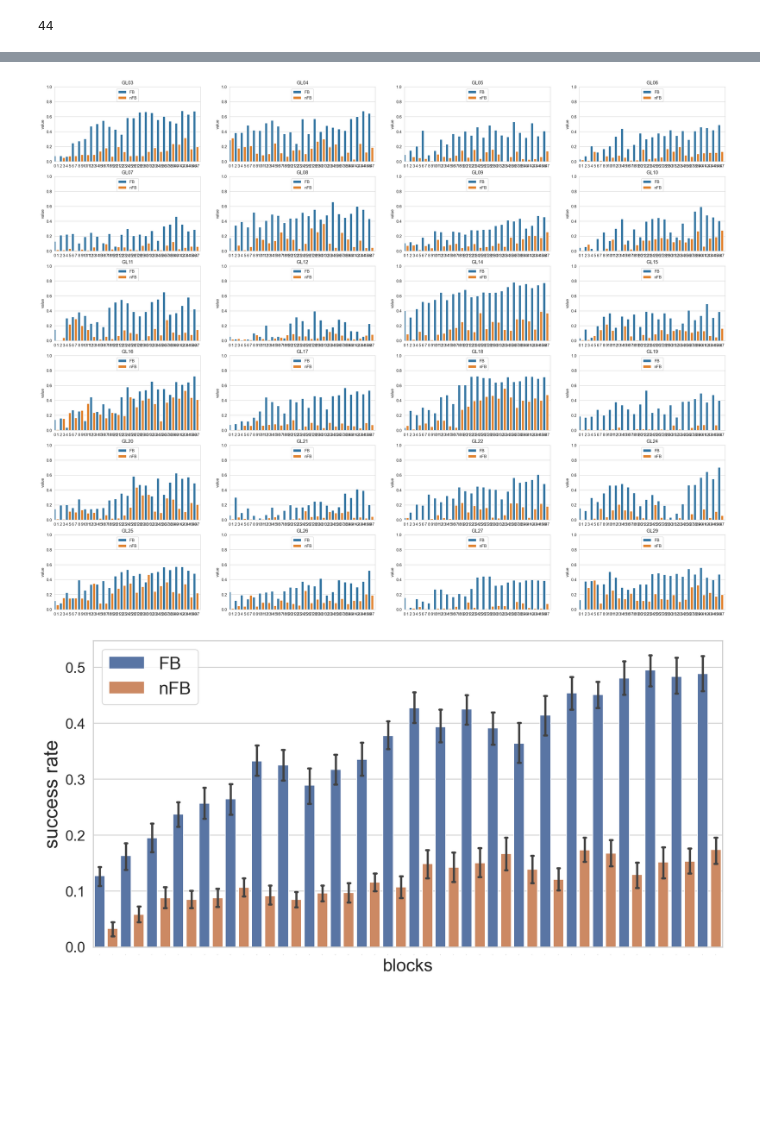
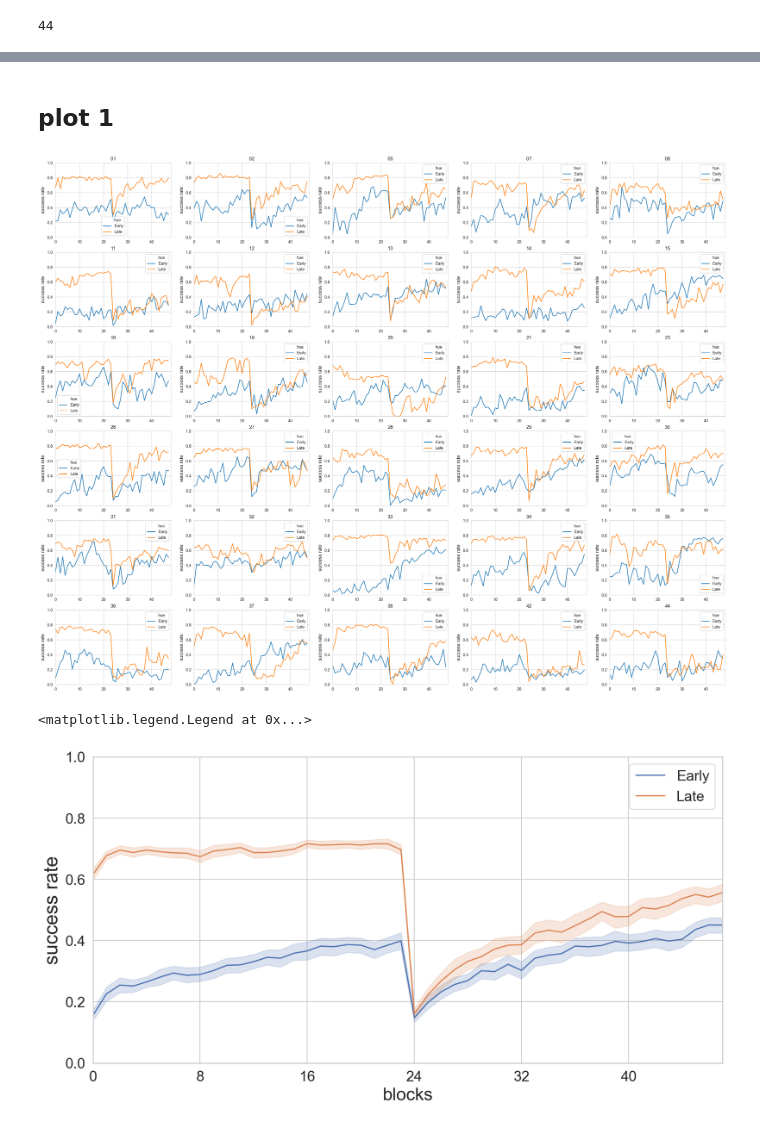
Before and after one commit to psb629/labs, a Jupyter notebook: GA/scripts/Behavior_analysis.ipynb, the cells around one changed output, grey strips where cells are left out. Drawn from its saved outputs; the diff is of its cells as text; code cells hidden in the pictures; blank space fills up the shorter version.

```diff
--- a/GA/scripts/Behavior_analysis.ipynb
+++ b/GA/scripts/Behavior_analysis.ipynb
@@ -36,7 +36,7 @@ sigma_3 = 0.997300203937
 sec_per_trial = 5  ## time spend(second) in each trial
 ntrial = 12
 nblock = 8
-tt = nblock*6 # total number of blocks = 8 blocks/run * 6 runs
+ttt = nblock*6 # total number of blocks = 8 blocks/run * 6 runs
 # %%
 def convert_ID(ID):
     ##################   ##################
@@ -132,6 +132,7 @@ for subj, rr in rew.items():
     temp = list(rr)
     for ii,ss in enumerate(temp):
         df.loc[subj,ii] = ss
+df = df[range(ttt)]
 df
 # %% [output]
 |  | 0 | 1 | 2 | 3 | 4 | 5 | 6 | 7 | 8 | 9 | ... | ... |
@@ -155,6 +155,0 @@ df
-# %%
-plt.figure(figsize=(14, 7))
-sns.set_style('whitegrid')
-sns.barplot(data=df[range(tt)], ci=100*sigma_1, capsize=.2)
-plt.ylabel('success rate', size=14)
-plt.xlabel('blocks', size=14)
@@ -164,6 +156,7 @@ Text(0.5, 0, 'blocks')
 # %%
 ## wide to long
-dk = df.reset_index().melt(id_vars='index' ,value_vars=df.columns[:tt])
-dk['hue'] = ['FB' if (col%2==0) else 'nFB' for col in dk['variable']]
+dk = df.reset_index().melt(id_vars='index' ,value_vars=df.columns)
+dk = dk.rename(columns={"index": "subj", "variable": "block", "value": "SR"}, errors="raise")
+dk['hue'] = ['Early' if (subj[1]=='A') else 'Late' for subj in dk['subj']]
 dk
 # %% [output]
@@ -183,32 +176,37 @@ dk
+# %% [markdown]
+## plot 1
 # %%
 fig, ax = plt.subplots()
 fig.set_size_inches(30, 24)
 sns.set_style('whitegrid')
-for i, nn in enumerate(subj_list):
-    subj = 'GL' + nn
-    plt.subplot(6, 4, i+1)
-#     sns.scatterplot(data=df.loc[subj][:tt])
-#     sns.barplot(x=np.arange(32), y=df.loc[subj][np.arange(32)])
-    sns.barplot(x='variable', y='value', data=dk[dk['index']==subj], hue='hue', dodge=False)
+for i, nn in enumerate(nn_list):
+    subj = nn
+    plt.subplot(6, 5, i+1)
+#     sns.barplot(x='block', y='SR', data=dk[(dk.subj=='GA'+nn)|(dk.subj=='GB'+nn)], hue='hue', dodge=False)
+    sns.lineplot(x='block', y='SR', data=dk[(dk.subj=='GA'+nn)|(dk.subj=='GB'+nn)], hue='hue')
     plt.title(subj)
     plt.ylim(0, 1)
-    plt.xlim(0, tt)
+    plt.xlim(0, ttt)
+    plt.ylabel('success rate', size=12)
     plt.xlabel(None)
     plt.legend()
 # %% [output]
-[figure, old version]
+[figure, new version]
 # %%
 sns.set(style="whitegrid")
 
 ax = plt.figure(figsize=(14, 7))
-sns.barplot(x='variable', y='value', data=dk, hue='hue', ci=100*sigma_1, capsize=.2, dodge=False)
+# sns.barplot(x='block', y='SR', data=dk, hue='hue', ci=100*sigma_1, capsize=.2, dodge=False)
+sns.lineplot(x='block', y='SR', data=dk, hue='hue', ci=100*sigma_1)
+plt.xlabel('blocks', size=22)
 plt.ylabel('success rate', size=24)
-plt.xlabel('blocks', size=22)
-plt.legend(fontsize=22)
+plt.xticks(range(0,48,8),fontsize=18)
 plt.yticks(fontsize=18)
-plt.xticks(fontsize=0)
-# ax.legend(fontsize=22)
+plt.xlim(0,47)
+plt.ylim(0.,1.)
+plt.legend(['Early','Late'], title=None, loc='best', fontsize=18)
 
 # ax.savefig(join(output_dir,today+'.behav.group.png'), dpi=300)
 # %% [output]
+<matplotlib.legend.Legend at 0x...>
-[figure, old version]
+[figure, new version]
```
Also changed, not shown: parts of 7 cells of this notebook.
